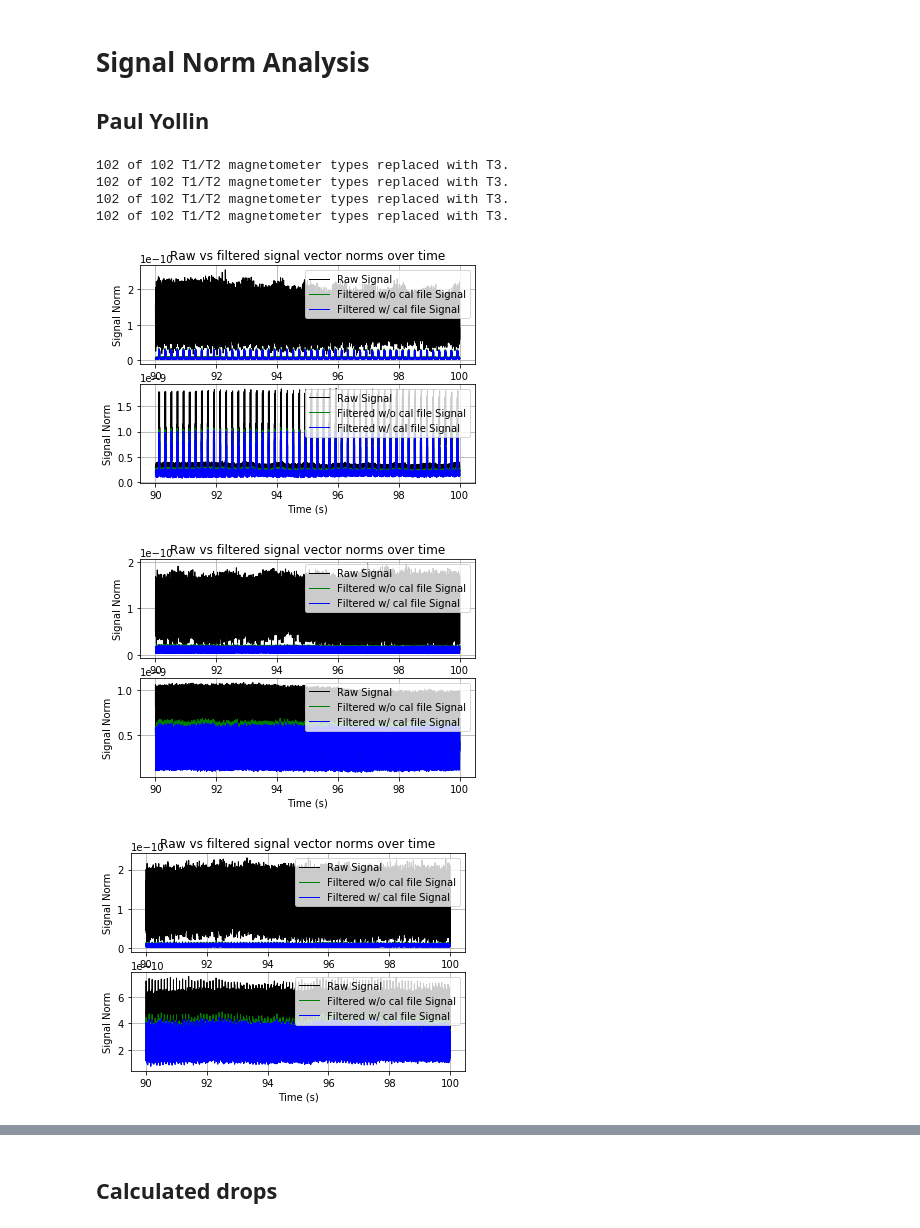
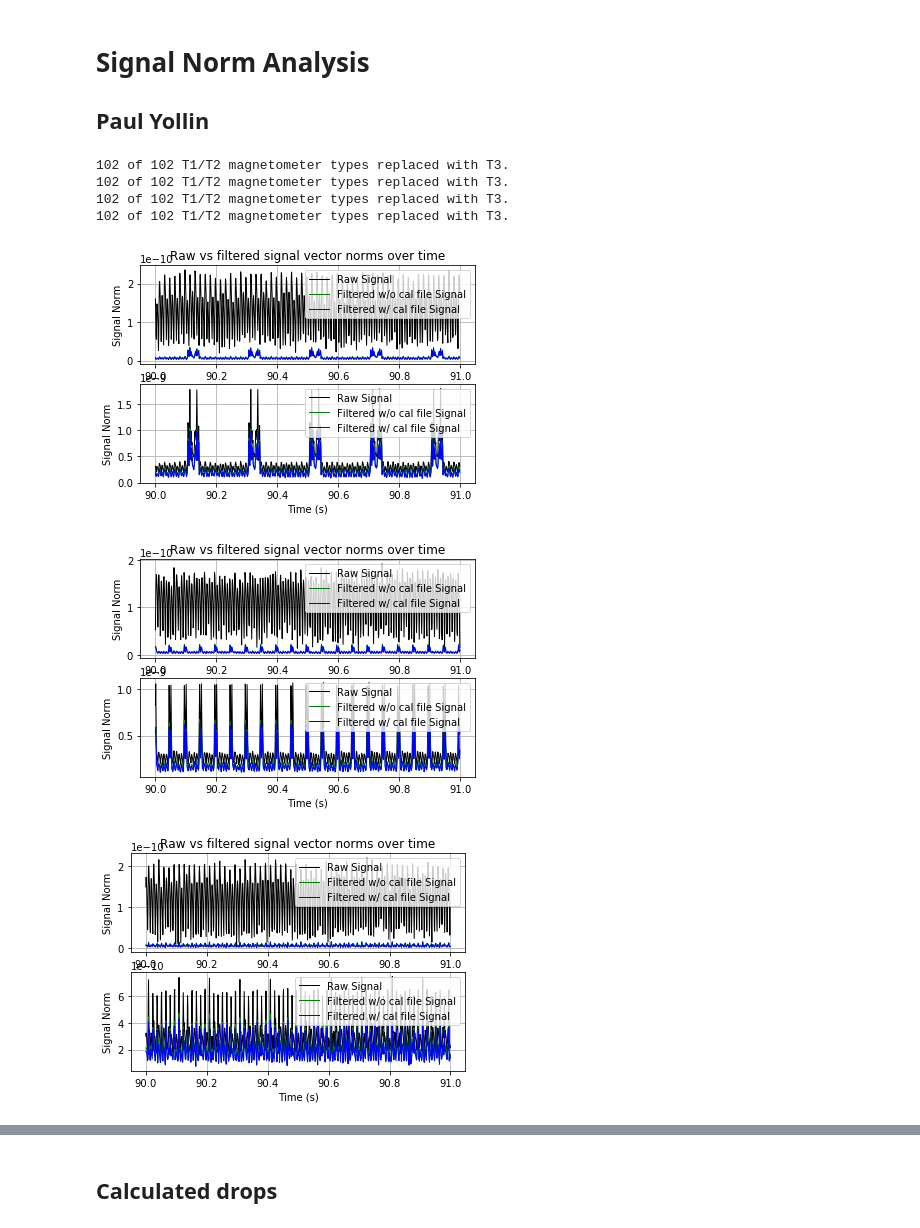
Before and after one commit to pyollin/I-Labs-Research, a Jupyter notebook: Signal Norm Analysis.ipynb, the cells around one changed output, grey strips where cells are left out. Drawn from its saved outputs; the diff is of its cells as text; code cells hidden in the pictures.

```diff
--- a/Signal Norm Analysis.ipynb
+++ b/Signal Norm Analysis.ipynb
@@ -14,32 +14,32 @@ params = {
 # %%
 #   creating empty dictionary to hold data about calculated drops
 drops = {}
 
 #   For loop going through each freq, calculates drops and save it into
 #   the empty drops{} dictionary, also plots signal norms
 for i in ['5', '20', '70', '105']:
 
     #   setting the params recording number
     params['rec'] = i
 
     #   using setting dat to be a RecClass object, more info found in Funfile
     dat = Fun.RecClass(str(params['rec'])+str(params['f_ext']))
 
-    #   plotting signal norms, only plotting 90 to 100 seconds of each
-    #   recording, this was the cleanest part and easiest to visualize
-    Fun.plot_norms(dat.data,90,100)
+    #   plotting signal norms, only plotting 90 to 91 seconds of each
+    #   recording, this was the clean part and easy to visually digest
+    Fun.plot_norms(dat.data,90,91)
 
     #   saving drops of this recording into drops{} dictionary.
     #   drop is calculated as rms or raw over rms of filtered.
     drops[i] = Fun.find_drop(dat.data)
 
 #   deleting i from the for loop, just trying to keep the code clean
 del i
 # %% [output]
 102 of 102 T1/T2 magnetometer types replaced with T3.
 102 of 102 T1/T2 magnetometer types replaced with T3.
 102 of 102 T1/T2 magnetometer types replaced with T3.
 102 of 102 T1/T2 magnetometer types replaced with T3.
-[figure, old version]
+[figure, new version]
-[figure, old version]
+[figure, new version]
-[figure, old version]
+[figure, new version]
```
Also changed, not shown: parts of 2 cells of this notebook.
